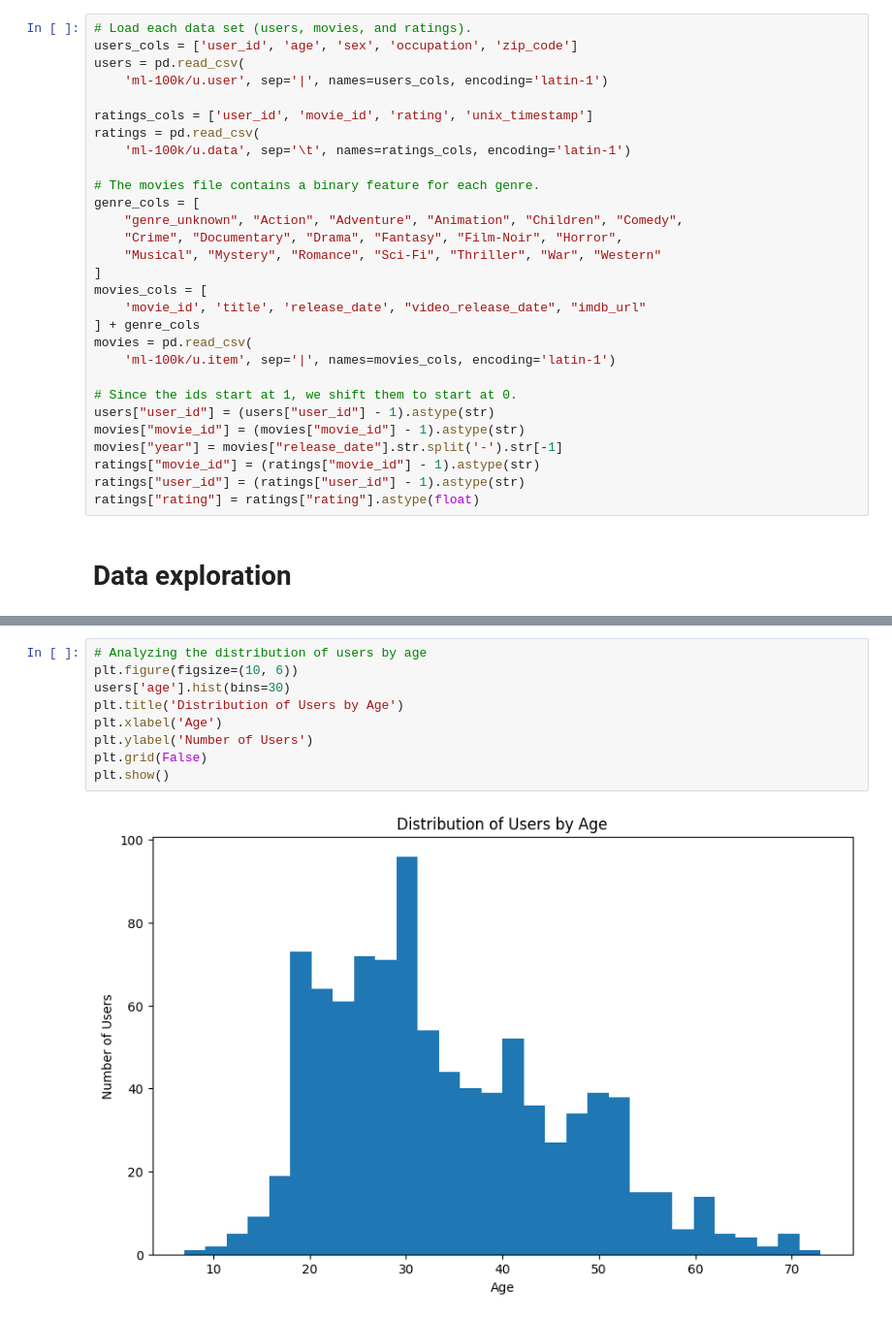
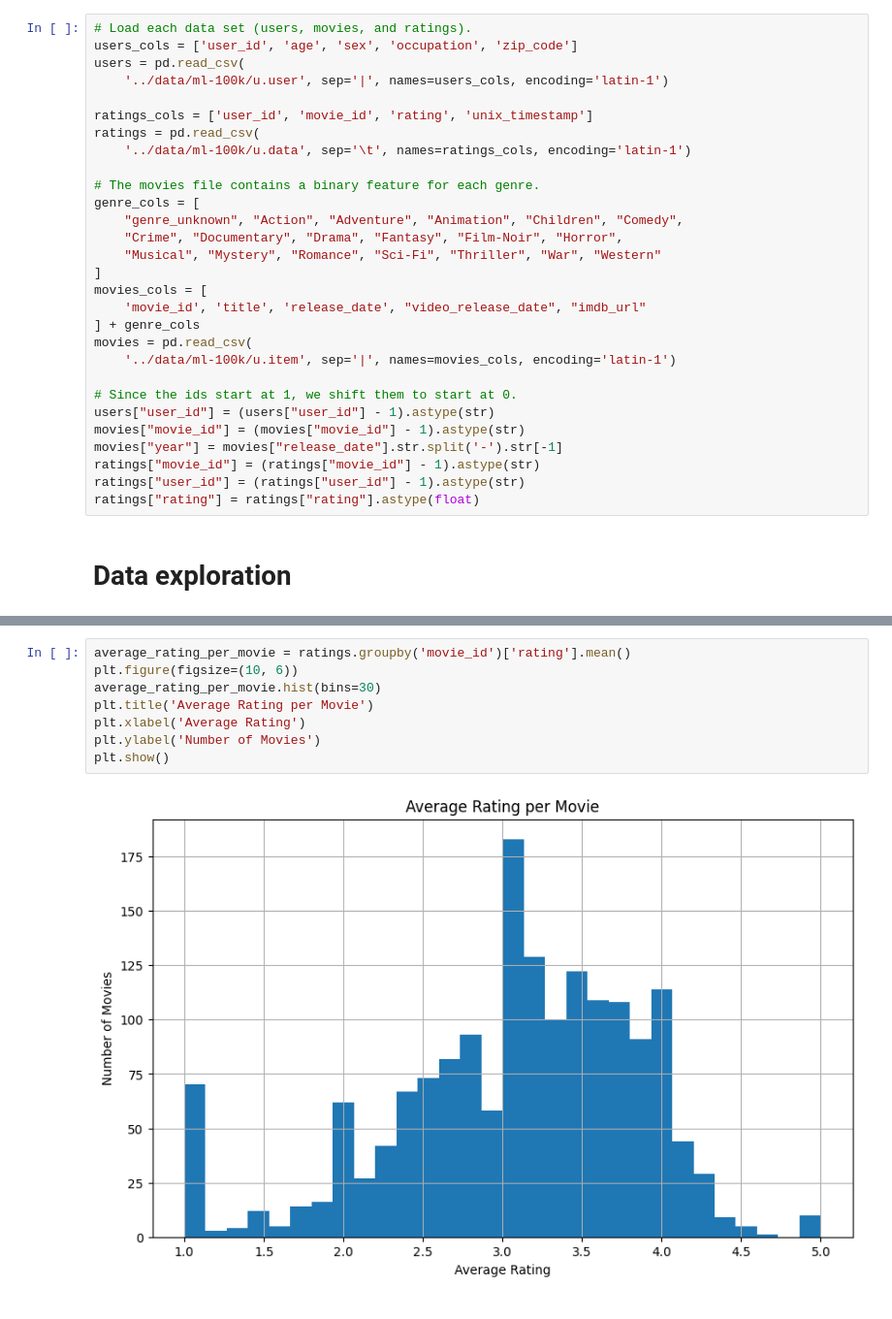
Before and after one commit to MohamedHamdy28/Movie-Recommender-System, a Jupyter notebook: notebooks/1.0-initial-data-exporation.ipynb, the cells around one changed output, grey strips where cells are left out. Shown at 97% size. Drawn from its saved outputs; the diff is of its cells as text.

```diff
--- a/notebooks/1.0-initial-data-exporation.ipynb
+++ b/notebooks/1.0-initial-data-exporation.ipynb
@@ -27,11 +20,11 @@ subprocess.call(['sh', 'ml-100k/mku.sh'])
 # Load each data set (users, movies, and ratings).
 users_cols = ['user_id', 'age', 'sex', 'occupation', 'zip_code']
 users = pd.read_csv(
-    'ml-100k/u.user', sep='|', names=users_cols, encoding='latin-1')
+    '../data/ml-100k/u.user', sep='|', names=users_cols, encoding='latin-1')
 
 ratings_cols = ['user_id', 'movie_id', 'rating', 'unix_timestamp']
 ratings = pd.read_csv(
-    'ml-100k/u.data', sep='\t', names=ratings_cols, encoding='latin-1')
+    '../data/ml-100k/u.data', sep='\t', names=ratings_cols, encoding='latin-1')
 
 # The movies file contains a binary feature for each genre.
 genre_cols = [
@@ -43,7 +36,7 @@ movies_cols = [
     'movie_id', 'title', 'release_date', "video_release_date", "imdb_url"
 ] + genre_cols
 movies = pd.read_csv(
-    'ml-100k/u.item', sep='|', names=movies_cols, encoding='latin-1')
+    '../data/ml-100k/u.item', sep='|', names=movies_cols, encoding='latin-1')
 
 # Since the ids start at 1, we shift them to start at 0.
 users["user_id"] = (users["user_id"] - 1).astype(str)
@@ -57,11 +93,10 @@ ratings["rating"] = ratings["rating"].astype(float)
 # %%
-# Analyzing the distribution of users by age
+average_rating_per_movie = ratings.groupby('movie_id')['rating'].mean()
 plt.figure(figsize=(10, 6))
-users['age'].hist(bins=30)
-plt.title('Distribution of Users by Age')
-plt.xlabel('Age')
-plt.ylabel('Number of Users')
-plt.grid(False)
+average_rating_per_movie.hist(bins=30)
+plt.title('Average Rating per Movie')
+plt.xlabel('Average Rating')
+plt.ylabel('Number of Movies')
 plt.show()
 # %% [output]
-[figure, old version]
+[figure, new version]
```
Also changed, not shown: parts of 35 cells of this notebook, 5 other files.
